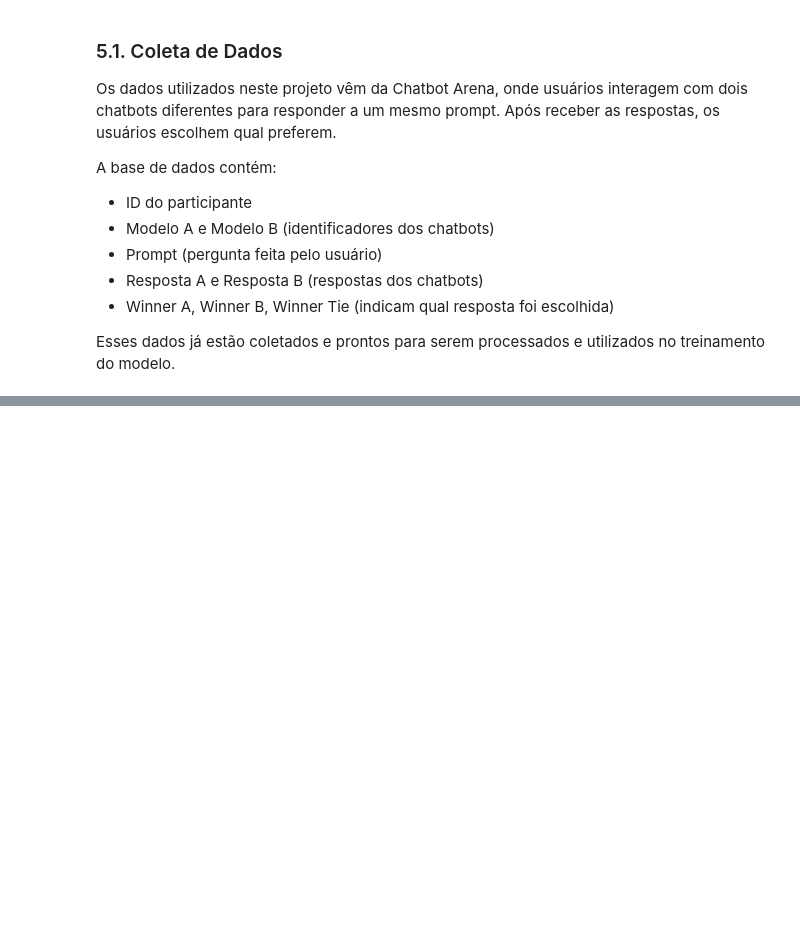
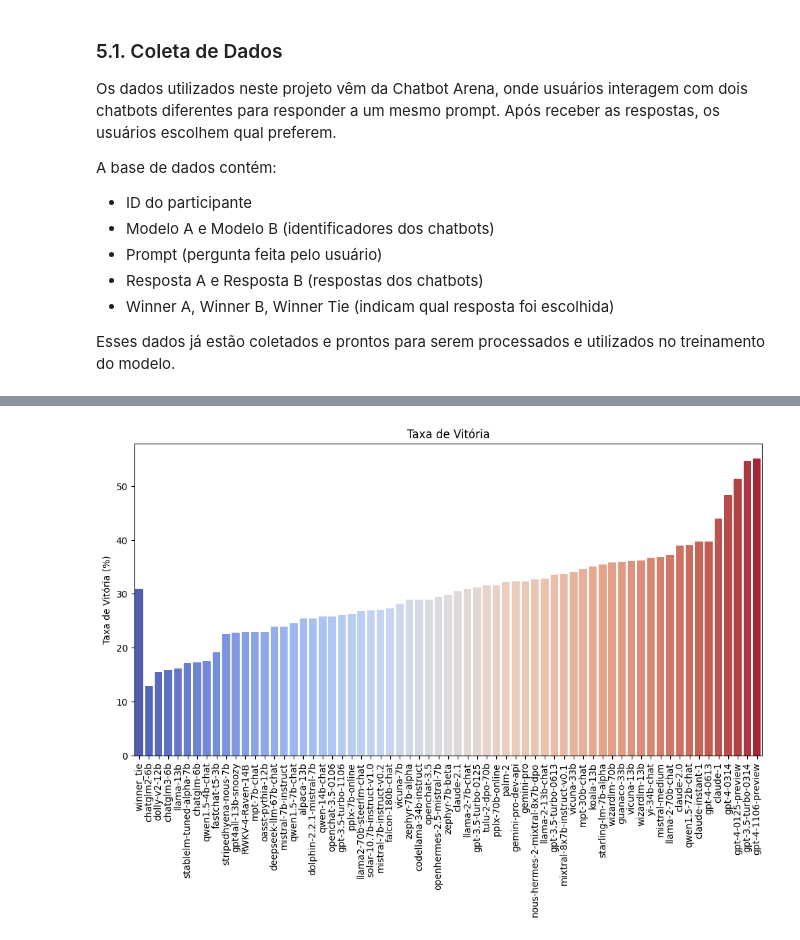
Before and after one commit to RhaianySouza/100dayscss.com, a Jupyter notebook: chatbot-arena-preference-prediction-llms.ipynb, the cells around one changed output, grey strips where cells are left out. Cells and saved outputs as stored; diff of their text form; code cells hidden in the pictures; blank space fills up the shorter version.

```diff
--- a/chatbot-arena-preference-prediction-llms.ipynb
+++ b/chatbot-arena-preference-prediction-llms.ipynb
@@ -169,0 +155,22 @@ from torchvision.transforms import ToTensor
+# %%
+chatBot['Taxa de Vitória (%)'] = (chatBot['winner'] / chatBot['round']) * 100
+# %%
+chatBot.sort_values('Taxa de Vitória (%)', ascending=True, inplace=True)
+# %%
+chatBot.loc['winner_tie', 'Taxa de Vitória (%)'] = (
+    chatBot.loc['winner_tie', 'round'] / len(dataTrain)
+) * 100
+# %%
+chatBot['Taxa de Vitória (%)'] = chatBot['Taxa de Vitória (%)'].round(2)
+# %%
+import matplotlib.pyplot as plt
+import seaborn as sns
+
+plt.figure(figsize=(12, 6))
+sns.barplot(x=chatBot.index, y=chatBot['Taxa de Vitória (%)'], palette="coolwarm")
+plt.xticks(rotation=90)
+plt.ylabel("Taxa de Vitória (%)")
+plt.title("Taxa de Vitória")
+plt.show()
+# %% [output]
+[figure, added]
```
Also changed, not shown: parts of 16 cells of this notebook.
